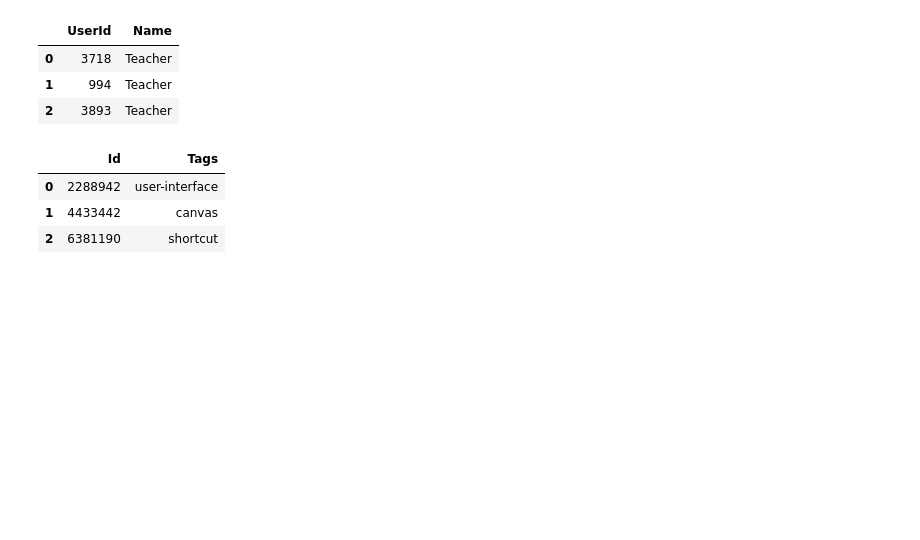
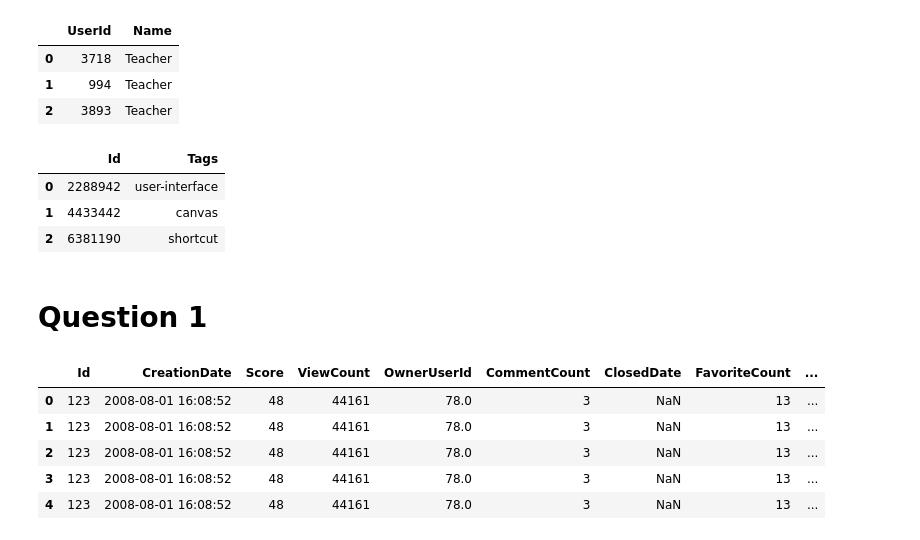
Before and after one commit to mostafa-ja/Data-Mining-fall-2023, a Jupyter notebook: Data_Mining2.ipynb, the cells around one changed output. Saved outputs shown, nothing was run; the diff lists cells and outputs as text; code cells hidden in the pictures; blank space fills up the shorter version.

```diff
--- a/Data_Mining2.ipynb
+++ b/Data_Mining2.ipynb
@@ -103,3 +105,15 @@ tags.head(3)
 | 0 | 2288942 | user-interface |
 | 1 | 4433442 | canvas |
 | 2 | 6381190 | shortcut |
+# %% [markdown]
+# Question 1
+# %%
+merged_Q_A = pd.merge(questions, Q_A, left_on='Id', right_on='QId', how='inner')
+merged_Q_A.head()
+# %% [output]
+|  | Id | CreationDate | Score | ViewCount | OwnerUserId | CommentCount | ClosedDate | FavoriteCount | ... |
+| 0 | 123 | 2008-08-01 16:08:52 | 48 | 44161 | 78.0 | 3 | NaN | 13 | ... |
+| 1 | 123 | 2008-08-01 16:08:52 | 48 | 44161 | 78.0 | 3 | NaN | 13 | ... |
+| 2 | 123 | 2008-08-01 16:08:52 | 48 | 44161 | 78.0 | 3 | NaN | 13 | ... |
+| 3 | 123 | 2008-08-01 16:08:52 | 48 | 44161 | 78.0 | 3 | NaN | 13 | ... |
+| 4 | 123 | 2008-08-01 16:08:52 | 48 | 44161 | 78.0 | 3 | NaN | 13 | ... |
```
Also changed, not shown: parts of 8 cells of this notebook.
